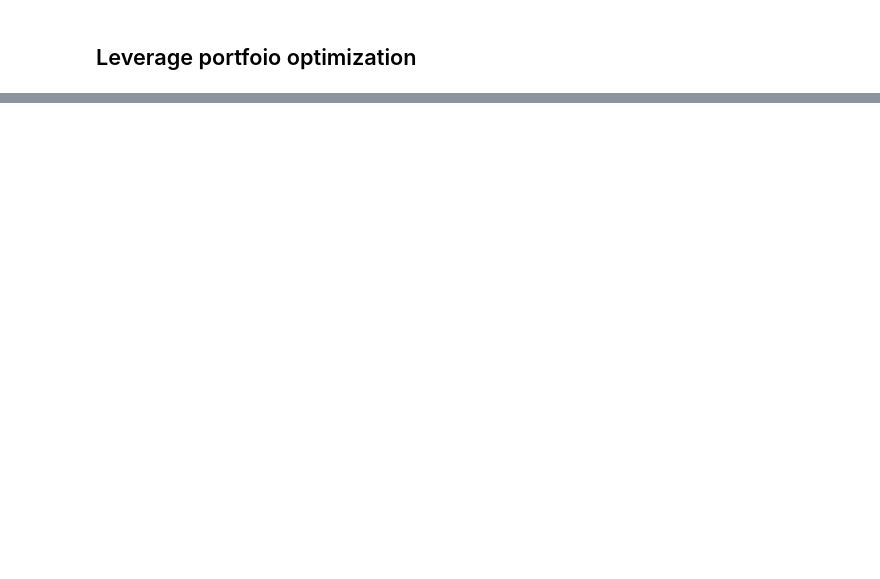
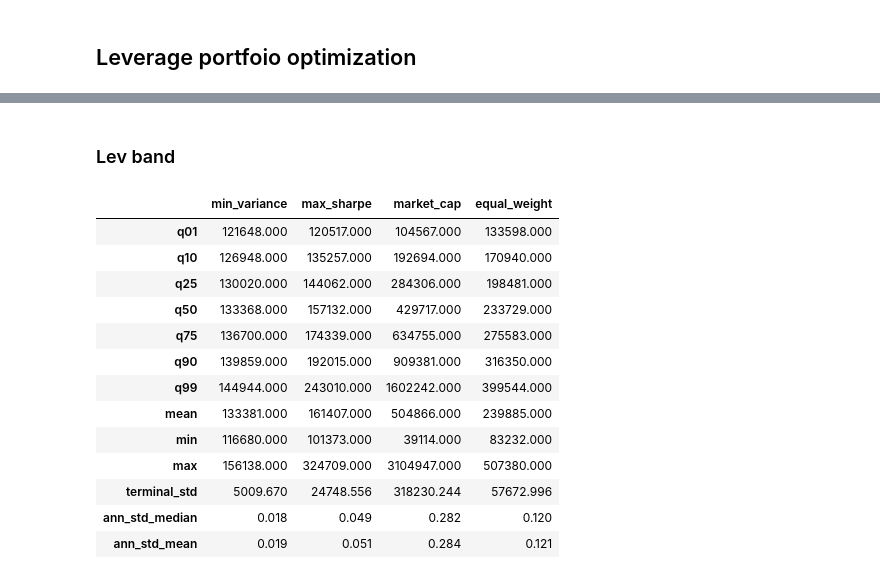
Before and after one commit to giacomomaggiore/leverage-ib-api, a Jupyter notebook: main.ipynb, the cells around one changed output, grey strips where cells are left out. Saved outputs shown, nothing was run; the diff lists cells and outputs as text; code cells hidden in the pictures; blank space fills up the shorter version.

```diff
--- a/main.ipynb
+++ b/main.ipynb
@@ -271,0 +401,40 @@ print(f"Execution time: {execution_time}")
+# %% [markdown]
+### Lev band
+# %%
+leveraged_band = pd.read_parquet("output/mc_leverage_values_band.parquet", engine="pyarrow")
+
+sims_mv_lev_band = leveraged_band.xs("min_variance", level="strategy", axis=1)
+sims_ms_lev_band = leveraged_band.xs("max_sharpe", level="strategy", axis=1)
+sims_mc_lev_band = leveraged_band.xs("market_cap", level="strategy", axis=1)
+sims_ew_lev_band = leveraged_band.xs("equal_weight", level="strategy", axis=1)
+
+median_paths_lev_band = pd.DataFrame({
+    "min_variance": median_simulation_path(sims_mv_lev_band),
+    "max_sharpe": median_simulation_path(sims_ms_lev_band),
+    "market_cap": median_simulation_path(sims_mc_lev_band),
+    "equal_weight": median_simulation_path(sims_ew_lev_band),
+})
+
+quantiles_lev_band = pd.concat([
+    quantiles_df(sims_mv_lev_band),
+    quantiles_df(sims_ms_lev_band),
+    quantiles_df(sims_mc_lev_band),
+    quantiles_df(sims_ew_lev_band)
+], axis=1, keys=["min_variance", "max_sharpe", "market_cap", "equal_weight"])
+
+quantiles_lev_band
+# %% [output]
+|  | min_variance | max_sharpe | market_cap | equal_weight |
+| q01 | 121648.000 | 120517.000 | 104567.000 | 133598.000 |
+| q10 | 126948.000 | 135257.000 | 192694.000 | 170940.000 |
+| q25 | 130020.000 | 144062.000 | 284306.000 | 198481.000 |
+| q50 | 133368.000 | 157132.000 | 429717.000 | 233729.000 |
+| q75 | 136700.000 | 174339.000 | 634755.000 | 275583.000 |
+| q90 | 139859.000 | 192015.000 | 909381.000 | 316350.000 |
+| q99 | 144944.000 | 243010.000 | 1602242.000 | 399544.000 |
+| mean | 133381.000 | 161407.000 | 504866.000 | 239885.000 |
+| min | 116680.000 | 101373.000 | 39114.000 | 83232.000 |
+| max | 156138.000 | 324709.000 | 3104947.000 | 507380.000 |
+| terminal_std | 5009.670 | 24748.556 | 318230.244 | 57672.996 |
+| ann_std_median | 0.018 | 0.049 | 0.282 | 0.120 |
+| ann_std_mean | 0.019 | 0.051 | 0.284 | 0.121 |
```
Also changed, not shown: parts of 12 cells of this notebook, 9 other files.
